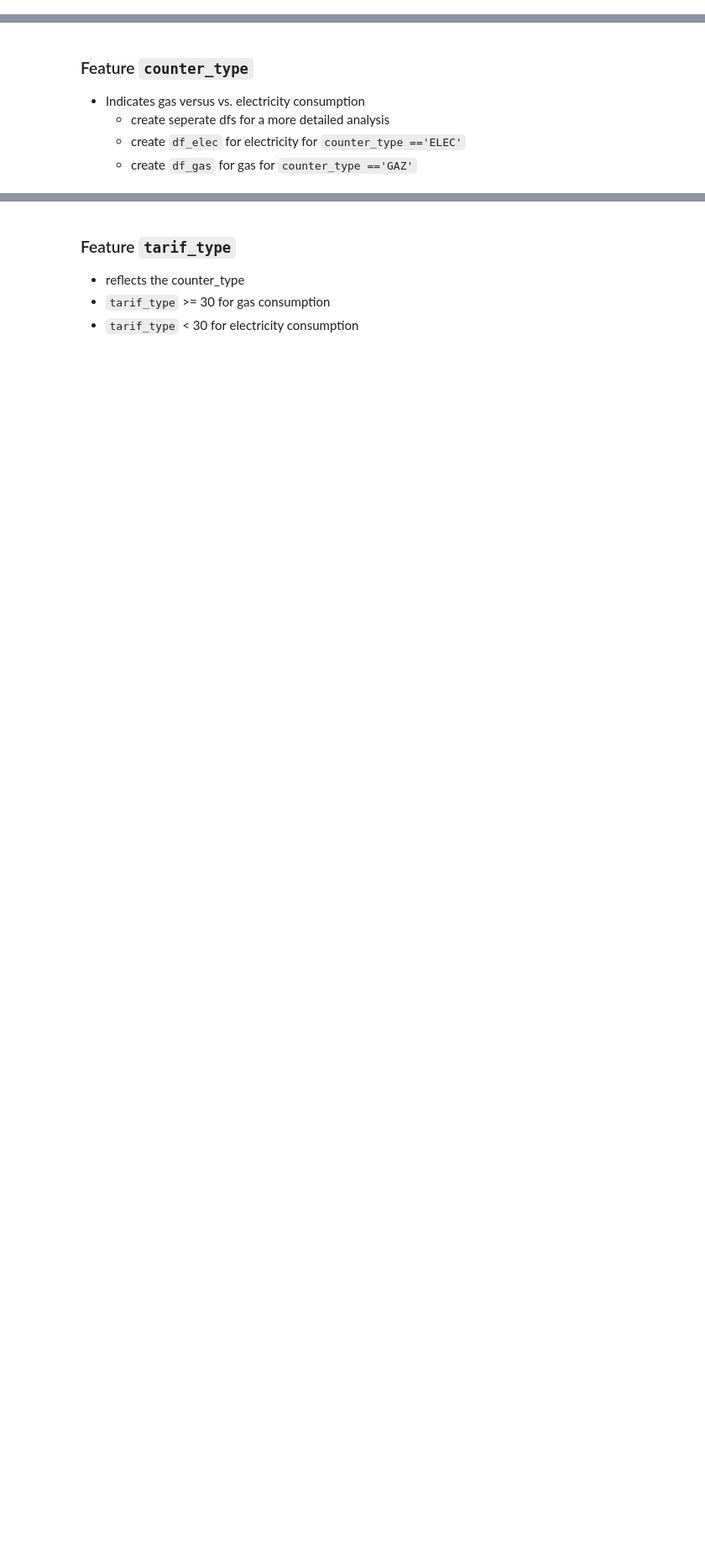
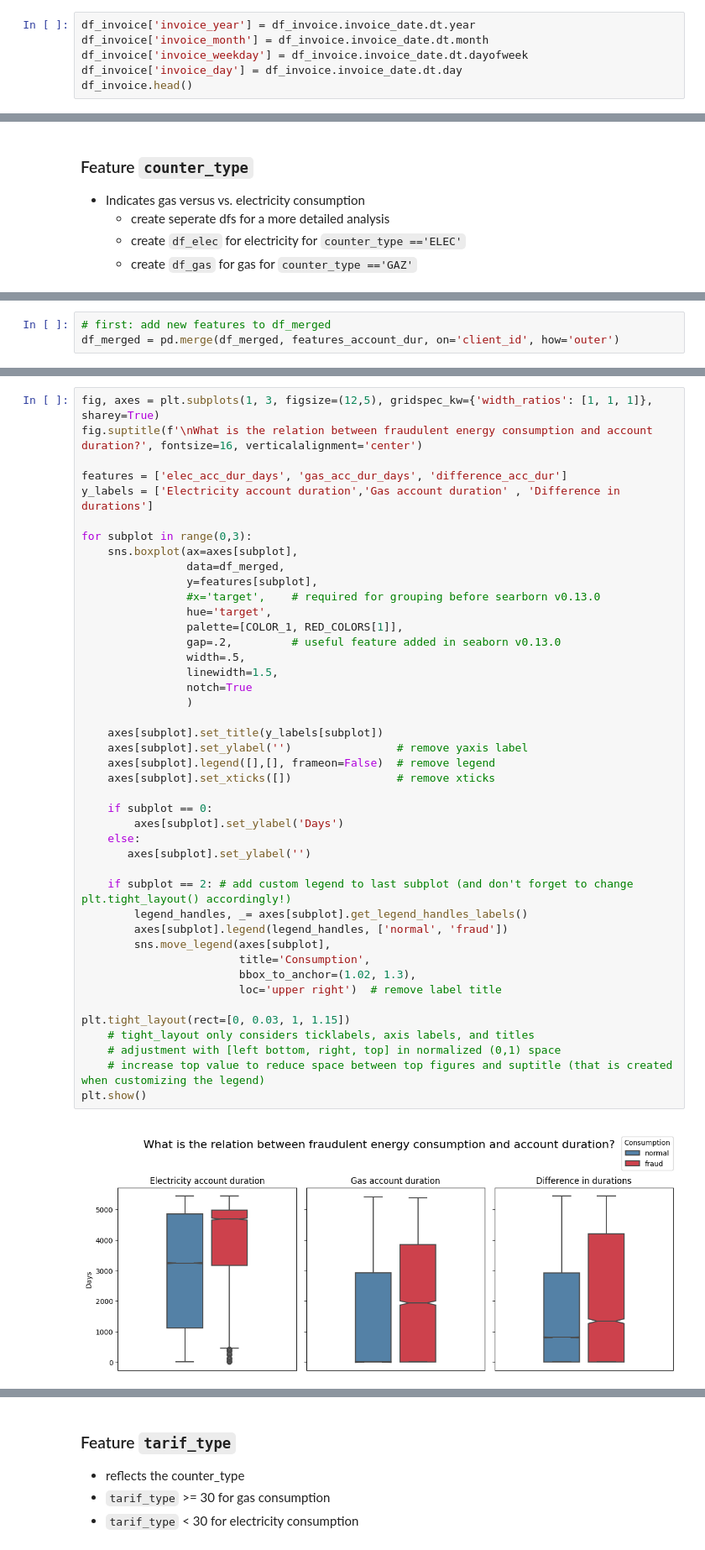
Before and after one commit to A-Lachs/ds_fraud_detection, a Jupyter notebook: EDA/EDA_notebook.ipynb, the cells around one changed output, grey strips where cells are left out. Shown at 84% size. Saved outputs shown, nothing was run; the diff lists cells and outputs as text; blank space fills up the shorter version.

Commit message:
adding account duration and energy consumption features - WIP

```diff
--- a/EDA/EDA_notebook.ipynb
+++ b/EDA/EDA_notebook.ipynb
@@ -647,0 +666,6 @@ In the invoice data the client's total engery consumption is given in one column
+# %%
+df_invoice['invoice_year'] = df_invoice.invoice_date.dt.year
+df_invoice['invoice_month'] = df_invoice.invoice_date.dt.month
+df_invoice['invoice_weekday'] = df_invoice.invoice_date.dt.dayofweek
+df_invoice['invoice_day'] = df_invoice.invoice_date.dt.day
+df_invoice.head()
@@ -658,0 +753,3 @@ df_gas = df_invoice[df_invoice.counter_type == 'GAZ']
+# %%
+# first: add new features to df_merged
+df_merged = pd.merge(df_merged, features_account_dur, on='client_id', how='outer')
@@ -658,0 +778,45 @@ df_gas = df_invoice[df_invoice.counter_type == 'GAZ']
+# %%
+fig, axes = plt.subplots(1, 3, figsize=(12,5), gridspec_kw={'width_ratios': [1, 1, 1]}, sharey=True)
+fig.suptitle(f'\nWhat is the relation between fraudulent energy consumption and account duration?', fontsize=16, verticalalignment='center')
+
+features = ['elec_acc_dur_days', 'gas_acc_dur_days', 'difference_acc_dur']
+y_labels = ['Electricity account duration','Gas account duration' , 'Difference in durations']
+
+for subplot in range(0,3):
+    sns.boxplot(ax=axes[subplot],
+                data=df_merged,
+                y=features[subplot],
+                #x='target',    # required for grouping before searborn v0.13.0
+                hue='target',
+                palette=[COLOR_1, RED_COLORS[1]],
+                gap=.2,         # useful feature added in seaborn v0.13.0
+                width=.5,
+                linewidth=1.5,
+                notch=True
+                )
+
+    axes[subplot].set_title(y_labels[subplot])
+    axes[subplot].set_ylabel('')                # remove yaxis label
+    axes[subplot].legend([],[], frameon=False)  # remove legend
+    axes[subplot].set_xticks([])                # remove xticks
+
+    if subplot == 0:
+        axes[subplot].set_ylabel('Days')
+    else:
+       axes[subplot].set_ylabel('')
+
+    if subplot == 2: # add custom legend to last subplot (and don't forget to change plt.tight_layout() accordingly!)
+        legend_handles, _= axes[subplot].get_legend_handles_labels()
+        axes[subplot].legend(legend_handles, ['normal', 'fraud'])
+        sns.move_legend(axes[subplot],
+                        title='Consumption',
+                        bbox_to_anchor=(1.02, 1.3),
+                        loc='upper right')  # remove label title
+
+plt.tight_layout(rect=[0, 0.03, 1, 1.15])
+    # tight_layout only considers ticklabels, axis labels, and titles
+    # adjustment with [left bottom, right, top] in normalized (0,1) space
+    # increase top value to reduce space between top figures and suptitle (that is created when customizing the legend)
+plt.show()
+# %% [output]
+[figure, added]
```
Also changed, not shown: parts of 93 cells of this notebook, 1 other file.
